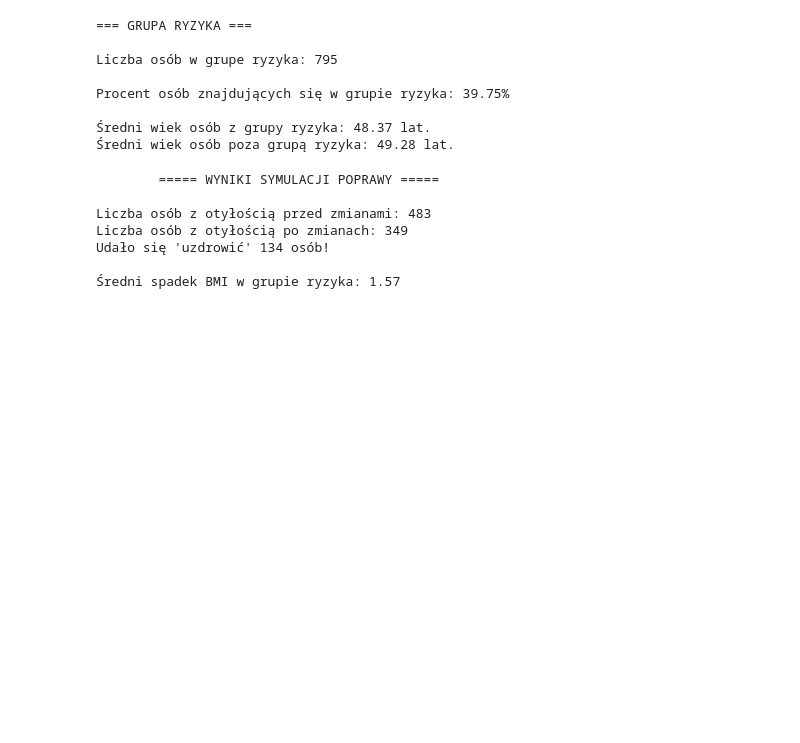
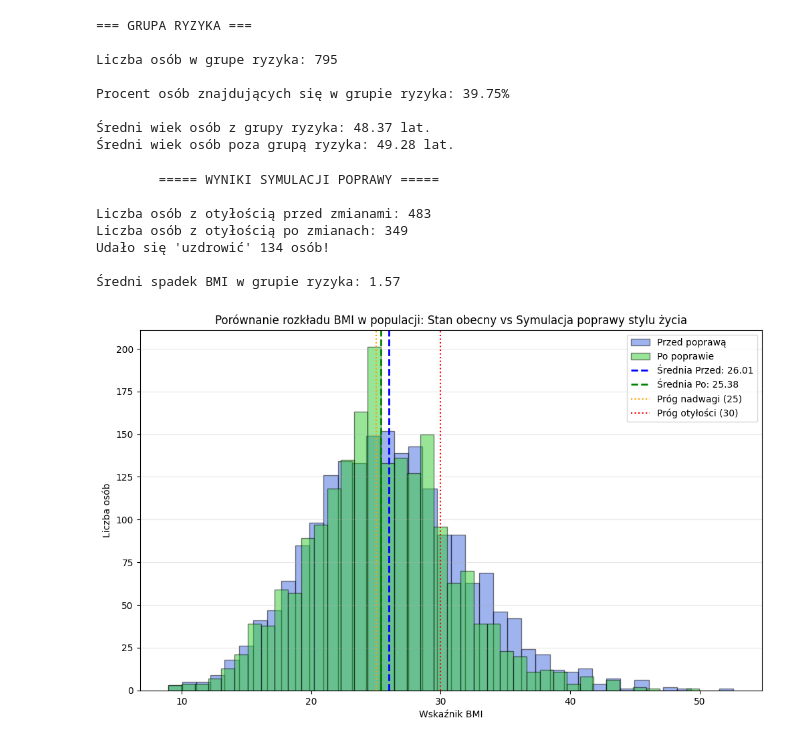
Before and after one commit to VictorCali1702/Projekt--Zdrowie---Symulacja-stylu-ycia-i-ryzyka-zdrowotnego-NumPy-only-, a Jupyter notebook: main.ipynb, the cells around one changed output. Cells and saved outputs as stored; diff of their text form; code cells hidden in the pictures; blank space fills up the shorter version.

Commit message:
Etap 6 Wizualizacja

```diff
--- a/main.ipynb
+++ b/main.ipynb
@@ -182,3 +182,38 @@ Liczba osób z otyłością po zmianach: 349
 Udało się 'uzdrowić' 134 osób!
 
 Średni spadek BMI w grupie ryzyka: 1.57
+# %%
+# ETAP 6 - Wizualizacja
+
+# - Histogram BMI
+# przed vs po (średnie)
+
+import matplotlib.pyplot as plt
+
+# Tworzymy wykres
+plt.figure(figsize=(12, 7))
+
+# Histogram BMI PRZED (półprzezroczysty niebieski)
+plt.hist(BMI, bins=40, alpha=0.5, color='royalblue', label='Przed poprawą', edgecolor='black')
+
+# Histogram BMI PO (półprzezroczysty zielony)
+plt.hist(BMI_po, bins=40, alpha=0.5, color='limegreen', label='Po poprawie', edgecolor='black')
+
+# Dodajemy linie średnich
+plt.axvline(BMI.mean(), color='blue', linestyle='dashed', linewidth=2, label=f'Średnia Przed: {BMI.mean():.2f}')
+plt.axvline(BMI_po.mean(), color='green', linestyle='dashed', linewidth=2, label=f'Średnia Po: {BMI_po.mean():.2f}')
+
+# Dodajemy progi medyczne
+plt.axvline(25, color='orange', linestyle=':', label='Próg nadwagi (25)')
+plt.axvline(30, color='red', linestyle=':', label='Próg otyłości (30)')
+
+# Opisy
+plt.title('Porównanie rozkładu BMI w populacji: Stan obecny vs Symulacja poprawy stylu życia')
+plt.xlabel('Wskaźnik BMI')
+plt.ylabel('Liczba osób')
+plt.legend()
+plt.grid(axis='y', alpha=0.3)
+
+plt.show()
+# %% [output]
+[figure, added]
```
